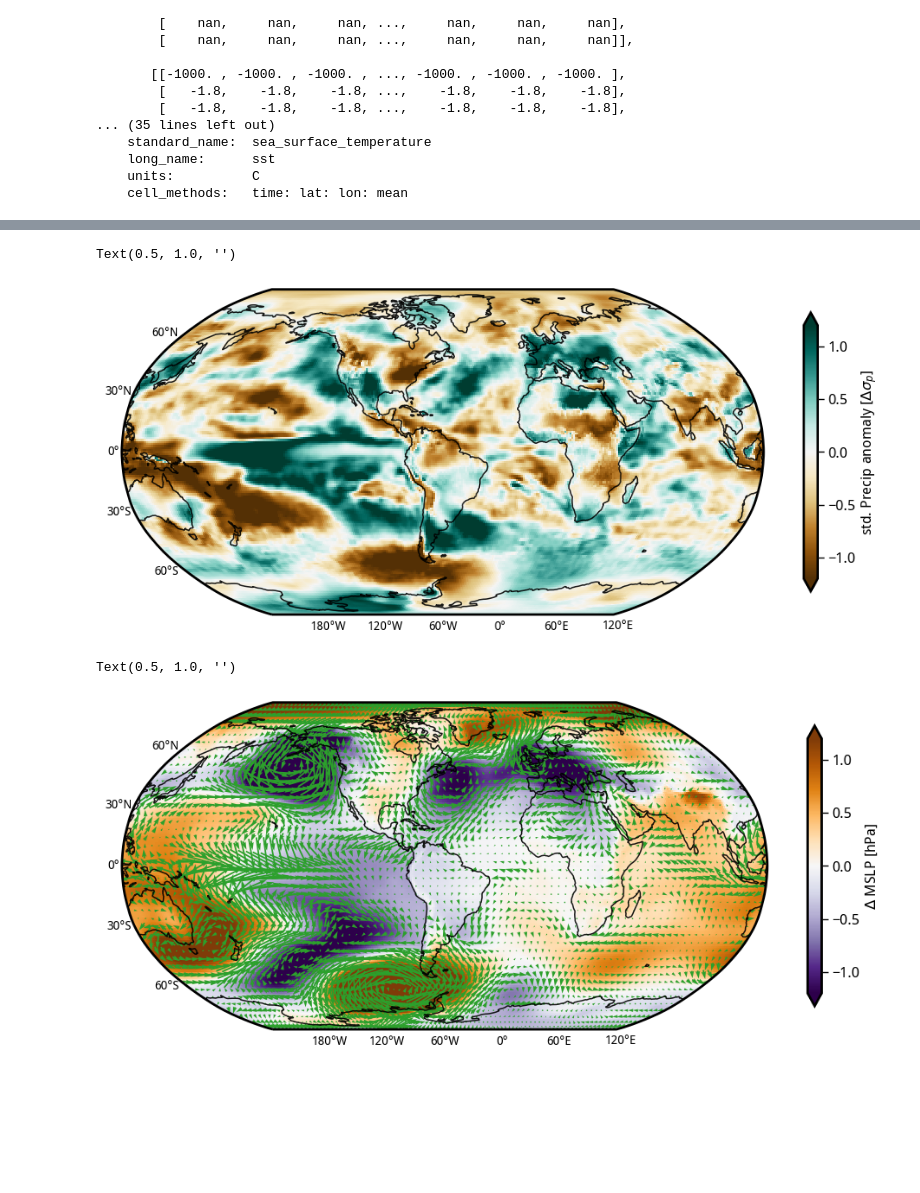
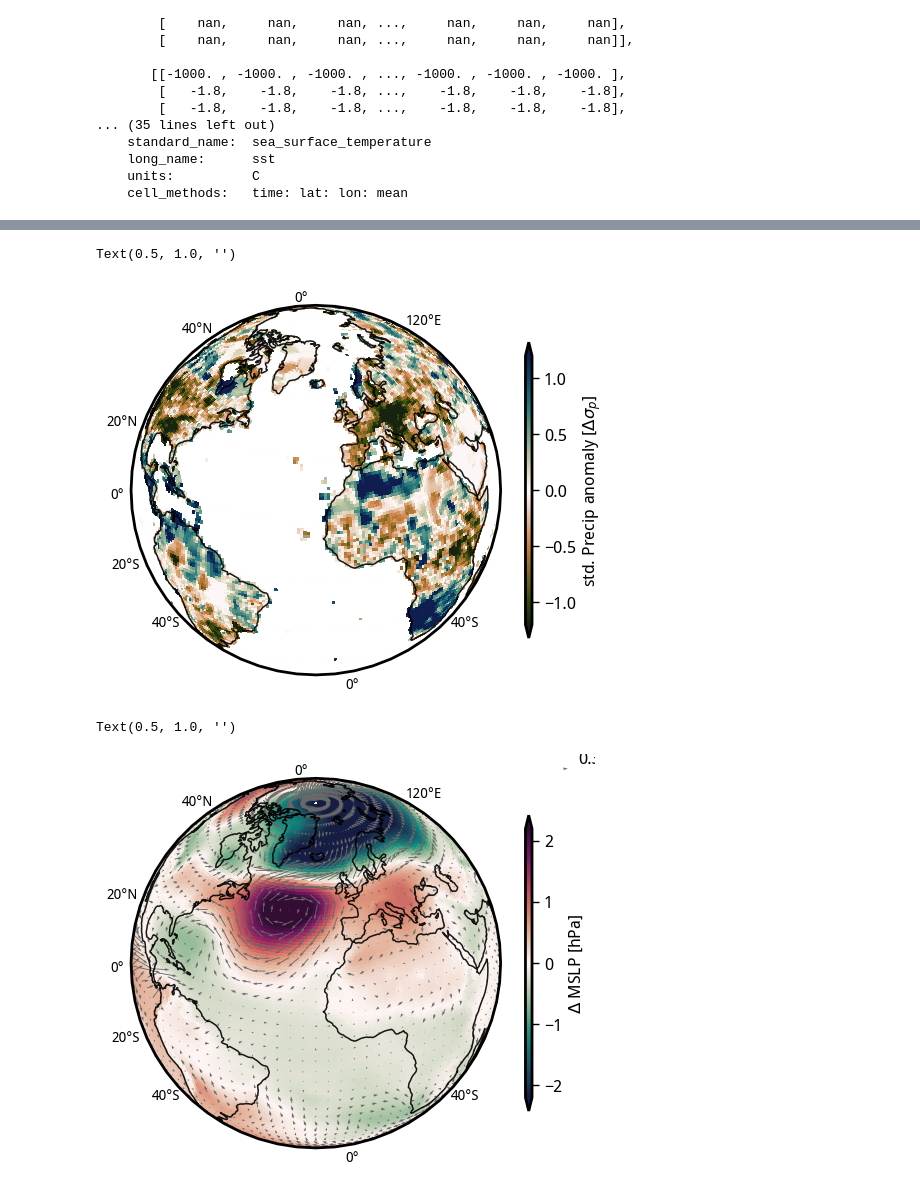
Before and after one commit to adisen99/enso_teleconnection_robustness, a Jupyter notebook: 02_hist_var_dynamics.ipynb, the cells around one changed output, grey strips where cells are left out. Cells and saved outputs as stored; diff of their text form; code cells hidden in the pictures; blank space fills up the shorter version.

```diff
--- a/02_hist_var_dynamics.ipynb
+++ b/02_hist_var_dynamics.ipynb
@@ -263,7 +263,7 @@ out30_rean_wind = xr.open_dataset('/g/data/ob22/as8561/data/enso_tele_robustness
 # %%
-land_mask = regionmask.defined_regions.natural_earth_v5_0_0.land_10.mask_3D(out30_rean)
-srex_mask = regionmask.defined_regions.srex.mask_3D(out30_rean.where(land_mask))
-ar6_mask = regionmask.defined_regions.ar6.all.mask_3D(out30_rean.where(land_mask))
+land_mask = regionmask.defined_regions.natural_earth_v5_0_0.land_10.mask_3D(out30)
+srex_mask = regionmask.defined_regions.srex.mask_3D(out30.where(land_mask))
+ar6_mask = regionmask.defined_regions.ar6.all.mask_3D(out30.where(land_mask))
 # %%
 srex_mask
 # %% [output]
@@ -286,8 +286,9 @@ array([[[False, False, False, ..., False, False, False],
     names    (region) <U24 'Alaska/N.W. Canada' ... 'S. Australia/New Zealand'
 # %%
 weights_precip_rean = np.cos(np.deg2rad(out30_rean.lat))
+weights_precip_obs = np.cos(np.deg2rad(out30.lat))
 # %%
-reg30 = out30_rean.regr.where(ar6_mask.sel(region=[37])).weighted(weights_precip_rean).mean(('lat', 'lon')).mean('region')
+reg30 = out30.regr.where(ar6_mask.sel(region=[17,19])).weighted(weights_precip_obs).mean(('lat', 'lon')).mean('region')
 reg30
 # %% [output]
 <xarray.DataArray 'regr' (ey: 43)>
@@ -355,24 +412,28 @@ Text(0.5, 1.0, '')
 # %%
-fig = plt.figure(figsize=(12,6))
-# ax = plt.axes(projection=ccrs.Orthographic(central_longitude=-60, central_latitude=-20))
-ax = plt.axes(projection=ccrs.Robinson(central_longitude=-60))
-end_year = int(reg30.where(reg30 == reg30.min('ey'), drop=True).ey)
-precip_rean_std.where(nino34_obs > nino34_obs.std('time')).sel(time = slice(str(end_year - 30), str(end_year))).mean('time').plot(vmin=-1.2, cmap='BrBG', transform=ccrs.PlateCarree(central_longitude=0), cbar_kwargs=dict(orientation='vertical', shrink=0.7, label='std. Precip anomaly [$\Delta \sigma_p$]'))
+# fig = plt.figure(figsize=(12,6))
+# ax = plt.axes(projection=ccrs.Orthographic(central_longitude=160, central_latitude=-20))
+# ax = plt.axes(projection=ccrs.Orthographic(central_longitude=230, central_latitude=20))
+# ax = plt.axes(projection=ccrs.Orthographic(central_longitude=290, central_latitude=-10))
+ax = plt.axes(projection=ccrs.Orthographic(central_longitude=340, central_latitude=30))
+end_year = int(reg30.where(reg30 == reg30.max('ey'), drop=True).ey)
+precip_obs_std.where(nino34_obs < -nino34_obs.std('time')).sel(time = slice(str(end_year - 30), str(end_year))).mean('time').plot(vmin=-1.2, cmap=cmocean.cm.tarn, transform=ccrs.PlateCarree(central_longitude=0), cbar_kwargs=dict(orientation='vertical', shrink=0.8, aspect=45, label='std. Precip anomaly [$\Delta \sigma_p$]'))
 # xx, yy = np.meshgrid(out30_rean.lon, out30_rean.lat)
 # zz = np.ma.masked_less_equal(out30_rean.regr.where(reg30 == reg30.min('ey'), drop=True).squeeze('ey'), 0.05)
 # plt.pcolor(xx, yy, zz, hatch='////', alpha=0., transform=ccrs.PlateCarree())
 plot_background(ax)
 plt.title('')
 # %% [output]
 Text(0.5, 1.0, '')
-[figure, old version]
+[figure, new version]
 # %%
-fig = plt.figure(figsize=(12,6))
-# ax = plt.axes(projection=ccrs.Orthographic(central_longitude=-60, central_latitude=-20))
-ax = plt.axes(projection=ccrs.Robinson(central_longitude=-60))
-end_year = int(reg30.where(reg30 == reg30.min('ey'), drop=True).ey)
-(psl_rean_det/100).where(nino34_obs > nino34_obs.std('time')).sel(time = slice(str(end_year - 30), str(end_year))).mean('time').plot(vmin=-1.2, cmap='PuOr_r', transform=ccrs.PlateCarree(central_longitude=0), cbar_kwargs=dict(orientation='vertical', shrink=0.7, label='$\Delta$ MSLP [hPa]'))
-(wind_rean_det).where(nino34_obs > nino34_obs.std('time')).sel(time = slice(str(end_year - 30), str(end_year))).mean('time').isel(lon = slice(0, -1, 4), lat = slice(0, -1, 4)).plot.quiver(x='lon', y='lat', u='uwnd', v='vwnd', color='tab:green', scale=25, transform=ccrs.PlateCarree(central_longitude=0), cbar_kwargs=dict(orientation='vertical', shrink=0.7, label='$\Delta wind-speed$ [m/s]'))
+# fig = plt.figure(figsize=(12,6))
+# ax = plt.axes(projection=ccrs.Orthographic(central_longitude=160, central_latitude=-20))
+# ax = plt.axes(projection=ccrs.Orthographic(central_longitude=230, central_latitude=20))
+# ax = plt.axes(projection=ccrs.Orthographic(central_longitude=290, central_latitude=-10))
+ax = plt.axes(projection=ccrs.Orthographic(central_longitude=340, central_latitude=30))
+end_year = int(reg30.where(reg30 == reg30.max('ey'), drop=True).ey)
+(psl_rean_det/100).where(nino34_obs < -nino34_obs.std('time')).sel(time = slice(str(end_year - 30), str(end_year))).mean('time').plot(vmin=-2.2, cmap=cmocean.cm.curl, transform=ccrs.PlateCarree(central_longitude=0), cbar_kwargs=dict(orientation='vertical', shrink=0.8, aspect=45, label='$\Delta$ MSLP [hPa]'))
+(wind_rean_det).where(nino34_obs < -nino34_obs.std('time')).sel(time = slice(str(end_year - 30), str(end_year))).mean('time').isel(lon = slice(0, -1, 4), lat = slice(0, -1, 4)).plot.quiver(x='lon', y='lat', u='uwnd', v='vwnd', color='dimgray', scale=25, transform=ccrs.PlateCarree(central_longitude=0), cbar_kwargs=dict(orientation='vertical', shrink=0.8, aspect=45, label='$\Delta wind-speed$ [m/s]'))
 # xx, yy = np.meshgrid(out30_rean.lon, out30_rean.lat)
 # zz = np.ma.masked_less_equal(out30_rean.regr.where(reg30 == reg30.min('ey'), drop=True).squeeze('ey'), 0.05)
 # plt.pcolor(xx, yy, zz, hatch='////', alpha=0., transform=ccrs.PlateCarree())
@@ -380,5 +441,5 @@ plot_background(ax)
 plt.title('')
 # %% [output]
 Text(0.5, 1.0, '')
-[figure, old version]
+[figure, new version]
 # %%
```
Also changed, not shown: parts of 14 cells of this notebook.
